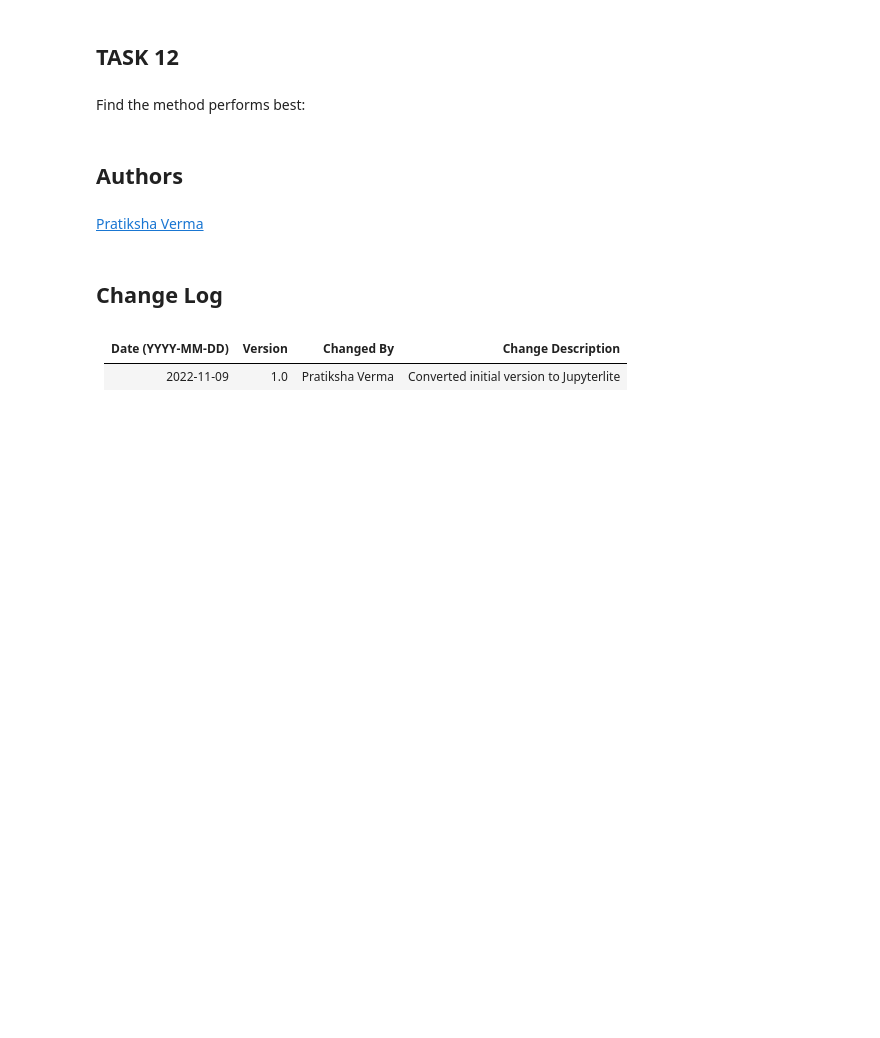
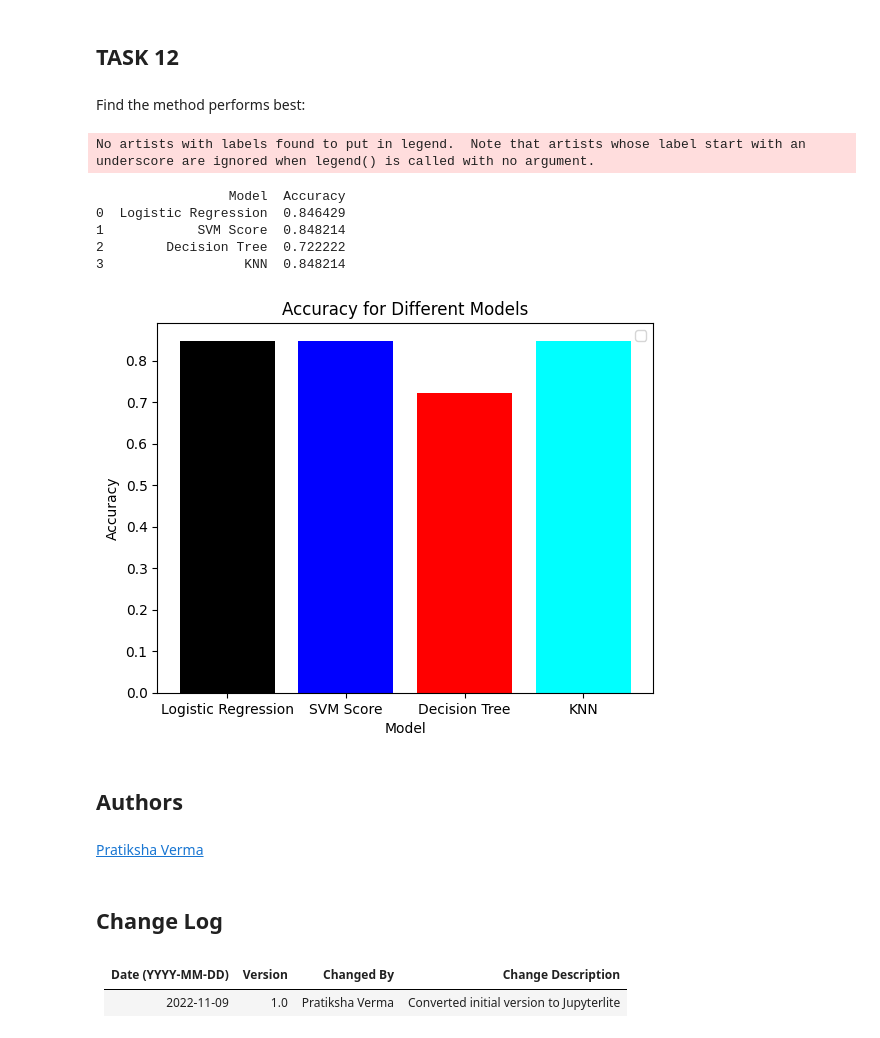
Before and after one commit to smstewart1/IBM-DS-Capstone, a Jupyter notebook: MachineLearning.jupyterlite.ipynb, the cells around one changed output. Cells and saved outputs as stored; diff of their text form; code cells hidden in the pictures; blank space fills up the shorter version.

```diff
--- a/MachineLearning.jupyterlite.ipynb
+++ b/MachineLearning.jupyterlite.ipynb
@@ -215,10 +207,10 @@ Examining the confusion matrix, we see that logistic regression can distinguish
 # %% [markdown]
 Create a support vector machine object then  create a  <code>GridSearchCV</code> object  <code>svm_cv</code> with cv - 10.  Fit the object to find the best parameters from the dictionary <code>parameters</code>.
 # %%
-parameters = {'kernel':('linear', 'rbf','poly','rbf', 'sigmoid'),
+parameters = {'kernel':('linear', 'rbf','poly', 'sigmoid'),
               'C': np.logspace(-3, 3, 5),
               'gamma':np.logspace(-3, 3, 5)}
-svm = SVC()
+svm = SVC() #consider removing import of svm and using svm = SVC()
 # %%
 svm_cv = GridSearchCV(svm, parameters, cv = 10)
 svm_cv.fit(X_train, Y_train)
@@ -231,3 +233,5 @@ print("accuracy :",svm_cv.best_score_)
 Calculate the accuracy on the test data using the method <code>score</code>:
 # %%
 svm_cv.score(X_test, Y_test)
+Test_results.append(["SVM Score", svm_cv.best_score_])
+print(Test_results)
@@ -263,0 +281,4 @@ tree_cv.score(X_test, Y_test)
+# %%
+tree_cv.score(X_test, Y_test)
+Test_results.append(["Decision Tree", tree_cv.score(X_test, Y_test)])
+print(Test_results)
@@ -288,3 +321,5 @@ print("accuracy :",knn_cv.best_score_)
 Calculate the accuracy of knn_cv on the test data using the method <code>score</code>:
 # %%
 knn_cv.score(X_test, Y_test)
+Test_results.append(["KNN", knn_cv.best_score_])
+print(Test_results)
@@ -297,6 +336,24 @@ plot_confusion_matrix(Y_test,yhat)
 ## TASK  12
 # %% [markdown]
 Find the method performs best:
+# %%
+df = pd.DataFrame(Test_results)
+df.columns = ['Model', 'Accuracy']
+print(df)
+plt.bar(x = df['Model'], height = df['Accuracy'], color = ["black", "blue", "red", "cyan"])
+plt.xlabel("Model")
+plt.ylabel("Accuracy")
+plt.title("Accuracy for Different Models")
+plt.legend()
+plt.show()
+# %% [output]
+No artists with labels found to put in legend.  Note that artists whose label start with an underscore are ignored when legend() is called with no argument.
+                 Model  Accuracy
+0  Logistic Regression  0.846429
+1            SVM Score  0.848214
+2        Decision Tree  0.722222
+3                  KNN  0.848214
+[figure, added]
 # %% [markdown]
 ## Authors
 # %% [markdown]
```
Also changed, not shown: parts of 23 cells of this notebook.
